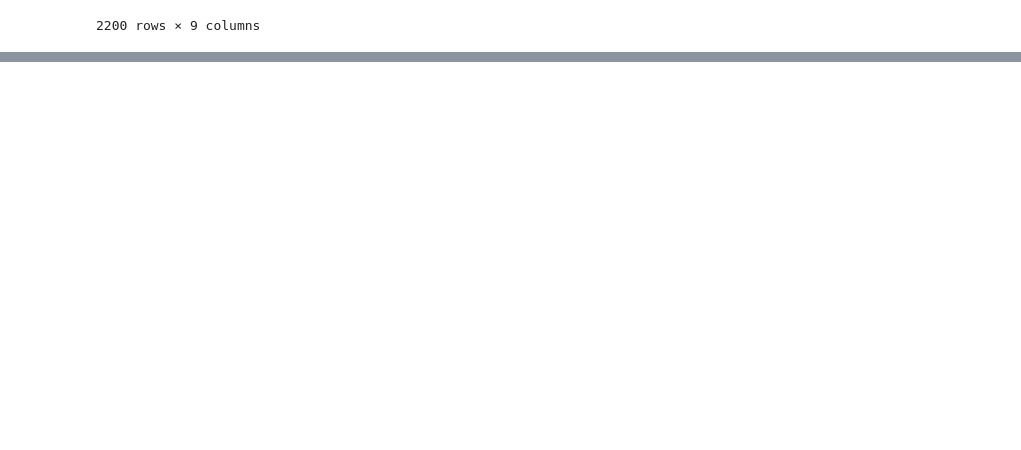
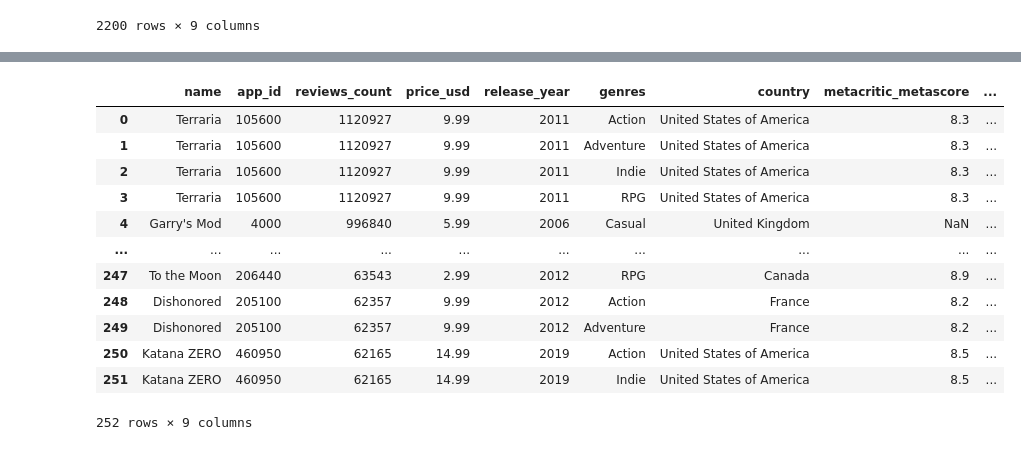
Before and after one commit to Lucasaraga0/steamVisualization, a Jupyter notebook: scrap.ipynb, the cells around one changed output, grey strips where cells are left out. Saved outputs shown, nothing was run; the diff lists cells and outputs as text; code cells hidden in the pictures; blank space fills up the shorter version.

```diff
--- a/scrap.ipynb
+++ b/scrap.ipynb
@@ -650,9 +652,10 @@ print(f"Total de jogos únicos para buscar: {len(unique_games)}")
 # 2. Criar dicionário para armazenar as notas
 game_scores = {}
 
-# 3. Buscar notas para cada jogo único (com barra de progresso)
-for game_name in tqdm(unique_games, desc="Buscando notas"):
+# 3. Buscar notas para cada jogo único
+for game_name in unique_games:
     if game_name not in game_scores:  # Apenas se ainda não foi buscado
+        print(f"Buscando: {game_name}")
         metascore, user_score = get_metacritic_scores(game_name)
         game_scores[game_name] = {'metascore': metascore, 'user_score': user_score}
         time.sleep(8)  # Delay para evitar bloqueio
@@ -672,0 +810,2 @@ KeyError: 'metacritic_metascore'
+# %%
+df["metacritic_metascore"] = bemAvaliados["metacritic_metascore"].tolist()
@@ -672,0 +814,16 @@ KeyError: 'metacritic_metascore'
+# %%
+df
+# %% [output]
+|  | name | app_id | reviews_count | price_usd | release_year | genres | country | metacritic_metascore | ... |
+| 0 | Terraria | 105600 | 1120927 | 9.99 | 2011 | Action | United States of America | 8.3 | ... |
+| 1 | Terraria | 105600 | 1120927 | 9.99 | 2011 | Adventure | United States of America | 8.3 | ... |
+| 2 | Terraria | 105600 | 1120927 | 9.99 | 2011 | Indie | United States of America | 8.3 | ... |
+| 3 | Terraria | 105600 | 1120927 | 9.99 | 2011 | RPG | United States of America | 8.3 | ... |
+| 4 | Garry's Mod | 4000 | 996840 | 5.99 | 2006 | Casual | United Kingdom | NaN | ... |
+| ... | ... | ... | ... | ... | ... | ... | ... | ... | ... |
+| 247 | To the Moon | 206440 | 63543 | 2.99 | 2012 | RPG | Canada | 8.9 | ... |
+| 248 | Dishonored | 205100 | 62357 | 9.99 | 2012 | Action | France | 8.2 | ... |
+| 249 | Dishonored | 205100 | 62357 | 9.99 | 2012 | Adventure | France | 8.2 | ... |
+| 250 | Katana ZERO | 460950 | 62165 | 14.99 | 2019 | Action | United States of America | 8.5 | ... |
+| 251 | Katana ZERO | 460950 | 62165 | 14.99 | 2019 | Indie | United States of America | 8.5 | ... |
+252 rows × 9 columns
```
Also changed, not shown: parts of 22 cells of this notebook, 3 other files.
